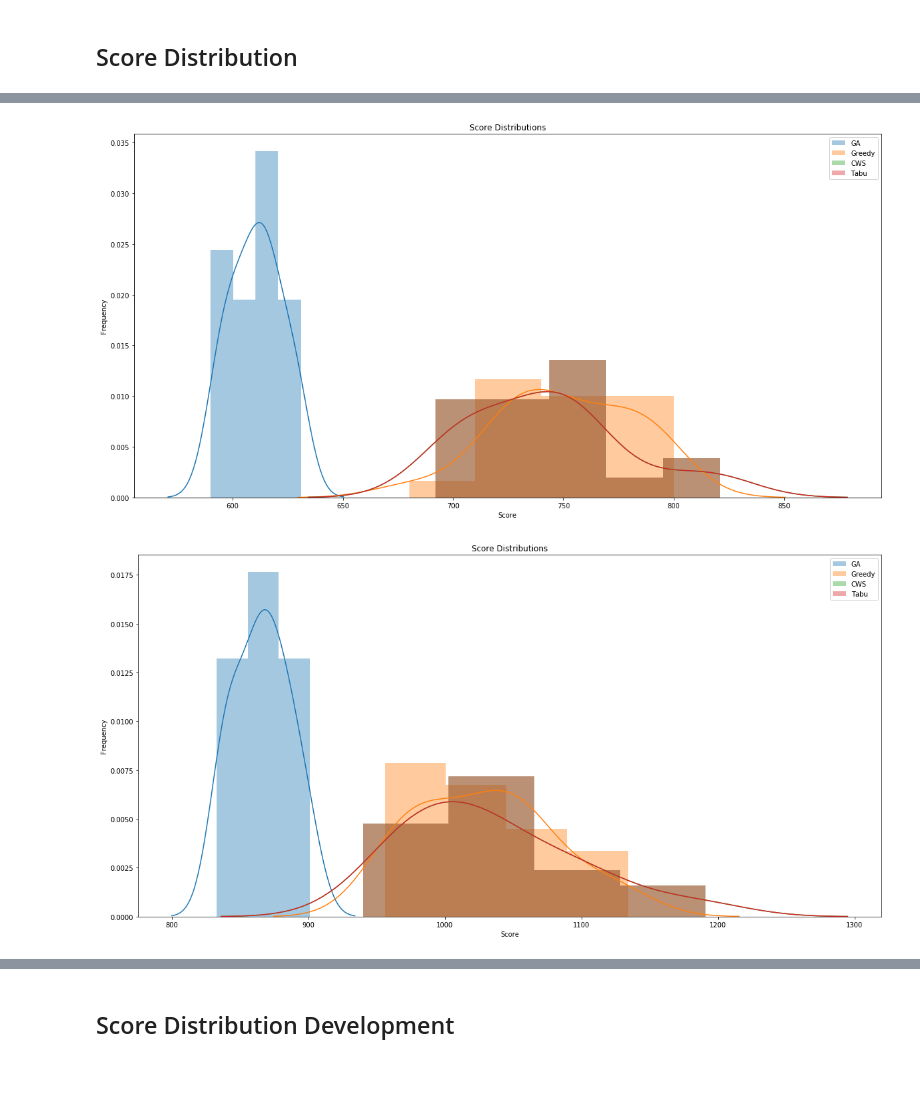
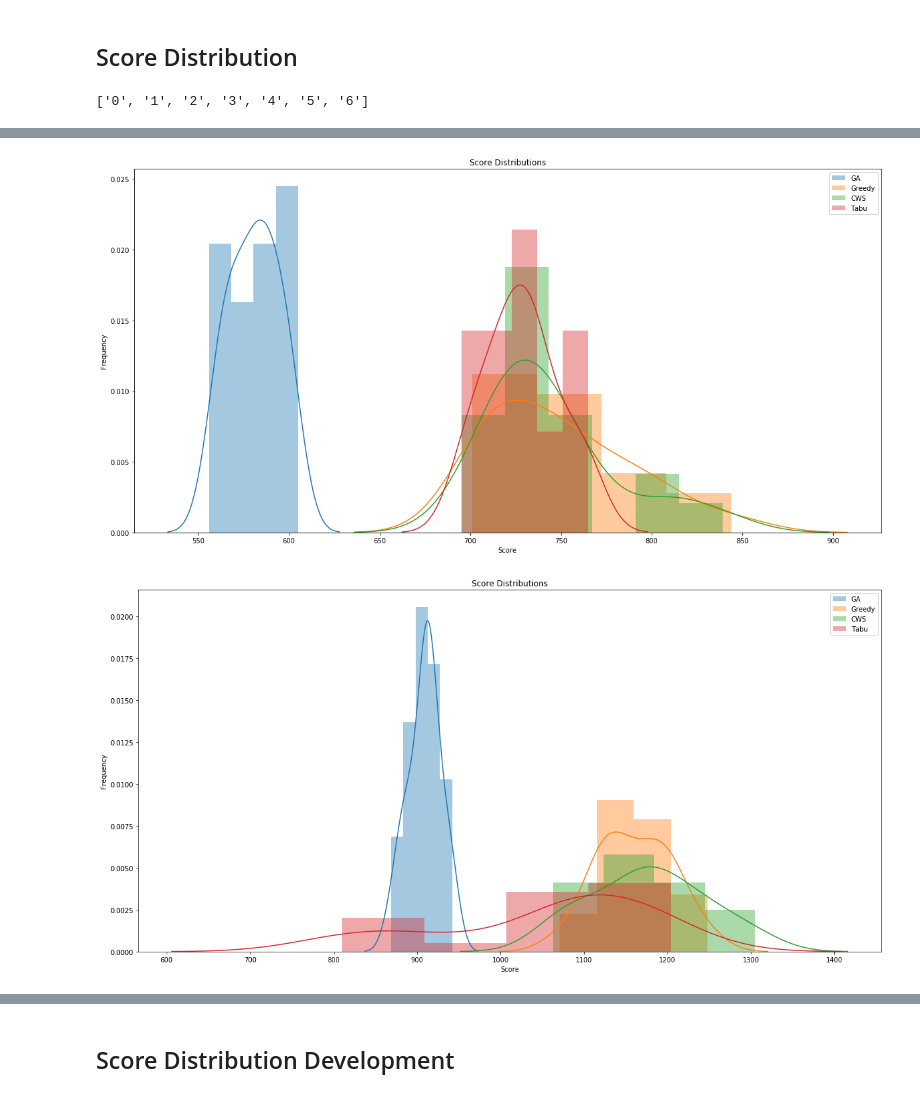
Before and after one commit to kex2019/warehouse_cpp, a Jupyter notebook: plots/DataExploration.ipynb, the cells around one changed output, grey strips where cells are left out. Saved outputs shown, nothing was run; the diff lists cells and outputs as text; code cells hidden in the pictures.

```diff
--- a/plots/DataExploration.ipynb
+++ b/plots/DataExploration.ipynb
@@ -93,14 +93,15 @@ greedy_work_groups.sort()
 cws_work_groups.sort()
 tabu_work_groups.sort()
 
-available_groups = ga_groups
-available_work_groups = ga_work_groups
+available_groups = greedy_groups
+available_work_groups = greedy_work_groups
 # %% [markdown]
 Score Distribution
 ---
 # %%
-
-for i in range(len(available_groups)):
+print(available_groups)
+names = ["dist_XS", "dist_S", "dist_M", "dist_L", "dist_XL", "dist_XXL", "dist_XXXL"]
+for name, i in zip(names, range(len(available_groups))):
     fig, ax = plt.subplots(1, figsize=(20, 10))
 
     group = i
@@ -137,7 +138,8 @@ for i in range(len(available_groups)):
     ax.set_ylabel("Frequency")
     ax.set_xlabel("Score")
 
-    fig.savefig("outputs/big_warehouse_score_distribution_{}.pdf".format(i), bbox_inches='tight')
+    fig.savefig("outputs/%s.pdf" % name, bbox_inches='tight')
 
     plt.show()
 # %% [output]
+['0', '1', '2', '3', '4', '5', '6']
@@ -149,2 +151,2 @@ for i in range(len(available_groups)):
-[figure, old version]
+[figure, new version]
-[figure, old version]
+[figure, new version]
```
Also changed, not shown: parts of 7 cells of this notebook, 48 other files.
